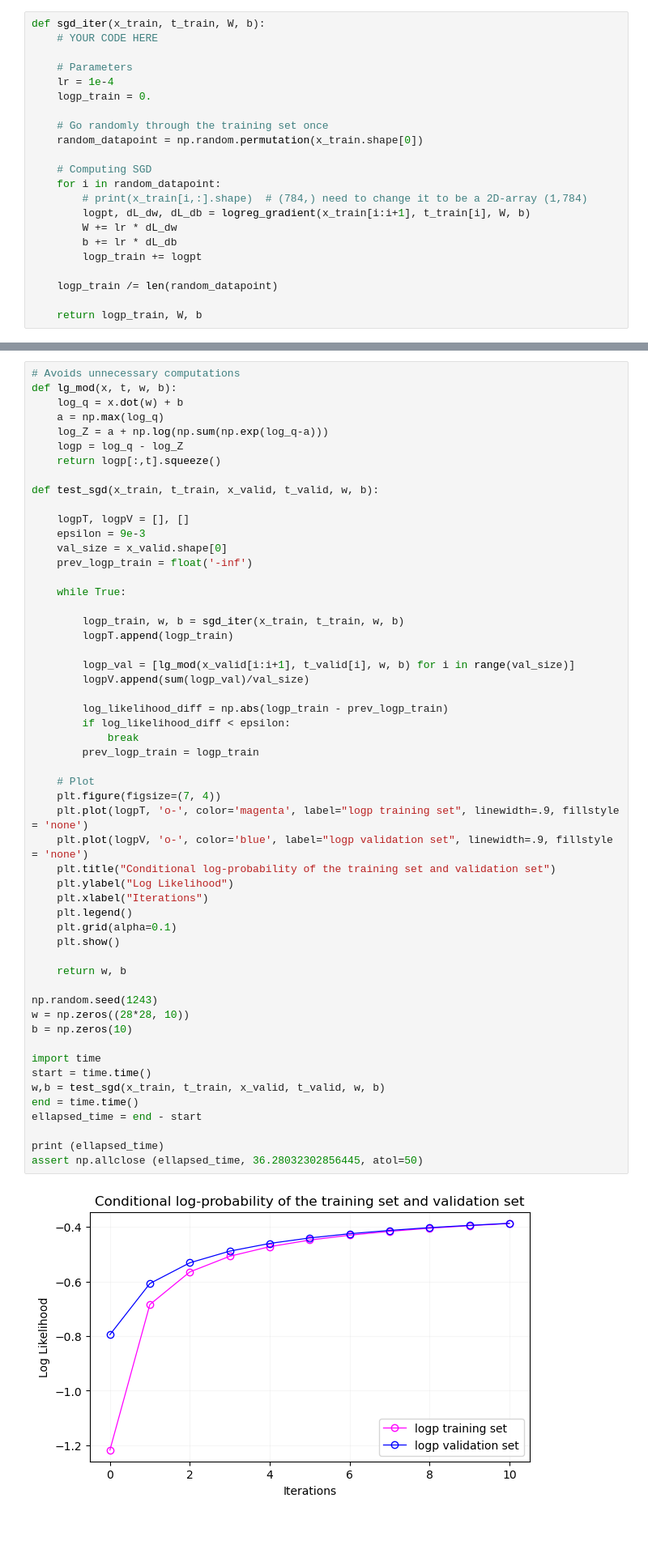
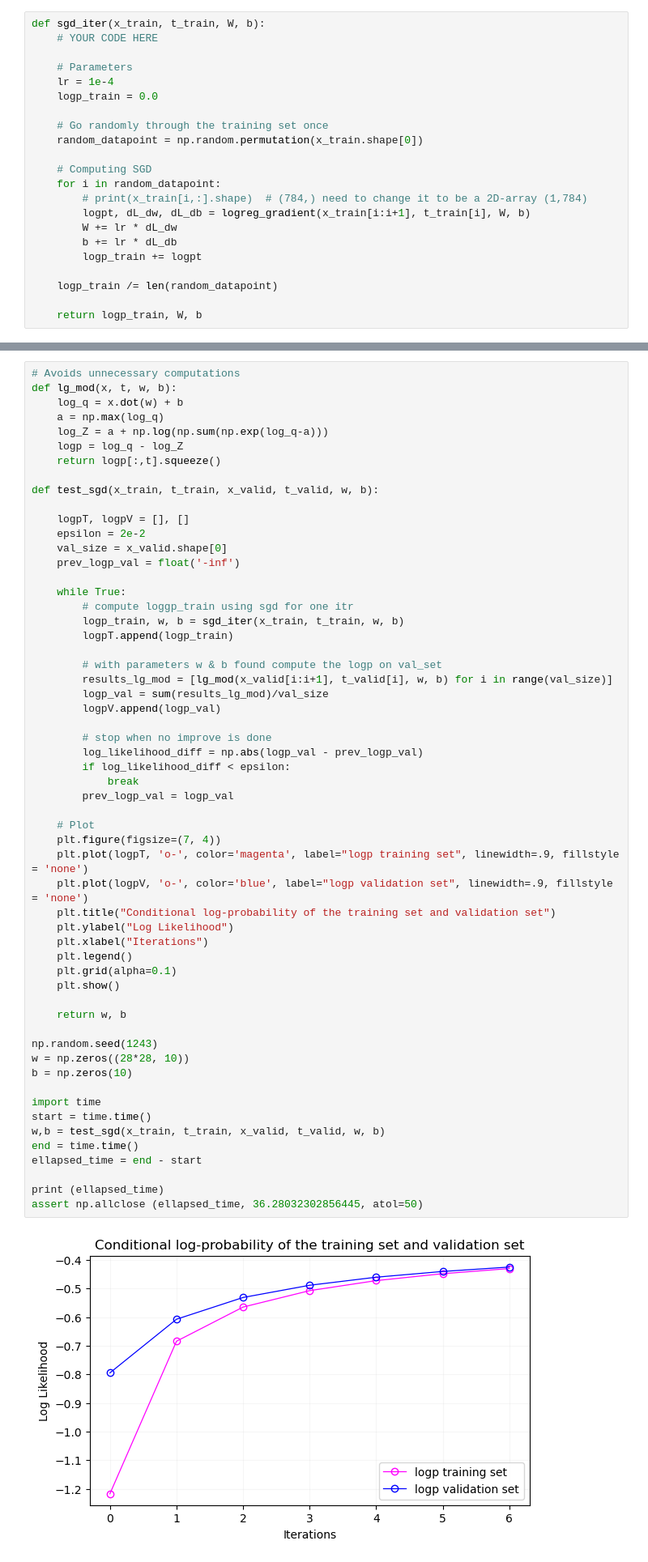
Before and after one commit to danilotpnta/machine_learning1, a Jupyter notebook: Lab2/14077566_lab2.ipynb, the cells around one changed output, grey strips where cells are left out. Shown: that part at 81% size. Saved outputs shown, nothing was run; the diff lists cells and outputs as text; blank space fills up the shorter version.

```diff
--- a/Lab2/14077566_lab2.ipynb
+++ b/Lab2/14077566_lab2.ipynb
@@ -422,7 +421,7 @@ def sgd_iter(x_train, t_train, W, b):
 
     # Parameters
     lr = 1e-4
-    logp_train = 0.
+    logp_train = 0.0
 
     # Go randomly through the training set once
     random_datapoint = np.random.permutation(x_train.shape[0])
@@ -472,47 +471,50 @@ def lg_mod(x, t, w, b):
 def test_sgd(x_train, t_train, x_valid, t_valid, w, b):
 
     logpT, logpV = [], []
-    epsilon = 9e-3
+    epsilon = 2e-2
     val_size = x_valid.shape[0]
-    prev_logp_train = float('-inf')
+    prev_logp_val = float('-inf')
 
     while True:
-
+        # compute loggp_train using sgd for one itr
         logp_train, w, b = sgd_iter(x_train, t_train, w, b)
         logpT.append(logp_train)
 
-        logp_val = [lg_mod(x_valid[i:i+1], t_valid[i], w, b) for i in range(val_size)]
-        logpV.append(sum(logp_val)/val_size)
+        # with parameters w & b found compute the logp on val_set
+        results_lg_mod = [lg_mod(x_valid[i:i+1], t_valid[i], w, b) for i in range(val_size)]
+        logp_val = sum(results_lg_mod)/val_size
+        logpV.append(logp_val)
 
-        log_likelihood_diff = np.abs(logp_train - prev_logp_train)
+        # stop when no improve is done
+        log_likelihood_diff = np.abs(logp_val - prev_logp_val)
         if log_likelihood_diff < epsilon:
             break
-        prev_logp_train = logp_train
+        prev_logp_val = logp_val
 
     # Plot
     plt.figure(figsize=(7, 4))
     plt.plot(logpT, 'o-', color='magenta', label="logp training set", linewidth=.9, fillstyle = 'none')
     plt.plot(logpV, 'o-', color='blue', label="logp validation set", linewidth=.9, fillstyle = 'none')
     plt.title("Conditional log-probability of the training set and validation set")
     plt.ylabel("Log Likelihood")
     plt.xlabel("Iterations")
     plt.legend()
     plt.grid(alpha=0.1)
     plt.show()
 
     return w, b
 
 np.random.seed(1243)
 w = np.zeros((28*28, 10))
 b = np.zeros(10)
 
 import time
 start = time.time()
 w,b = test_sgd(x_train, t_train, x_valid, t_valid, w, b)
 end = time.time()
 ellapsed_time = end - start
 
 print (ellapsed_time)
 assert np.allclose (ellapsed_time, 36.28032302856445, atol=50)
 # %% [output]
-[figure, old version]
+[figure, new version]
```
Also changed, not shown: parts of 2 cells of this notebook.
